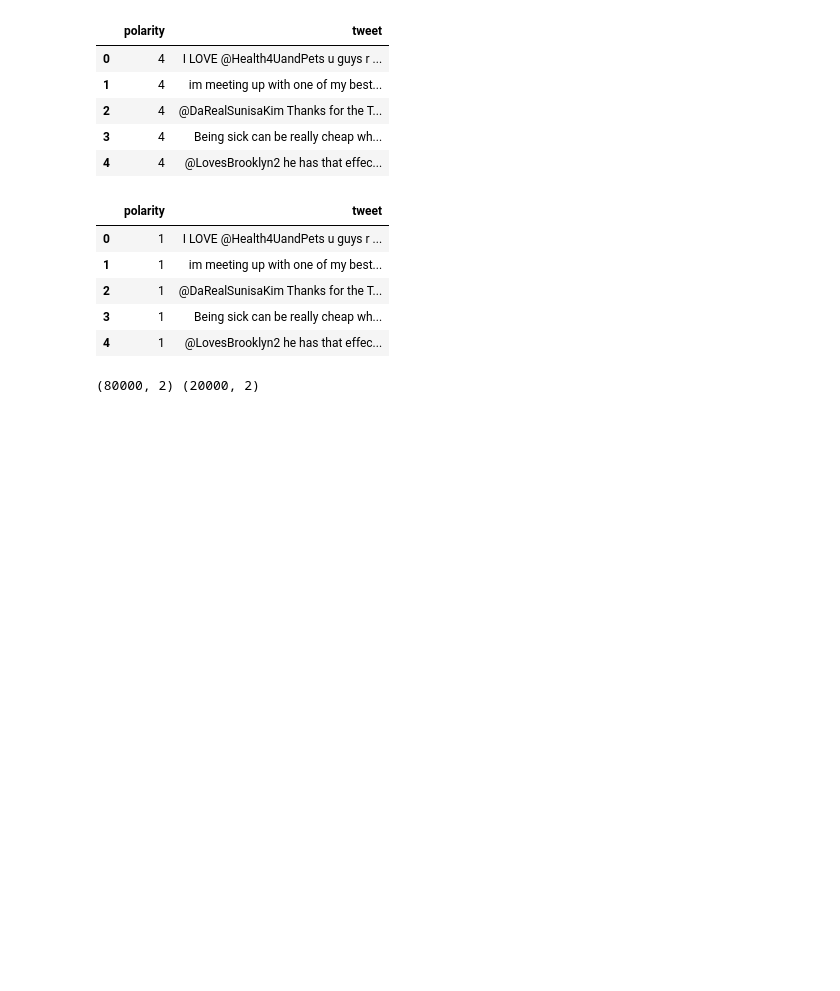
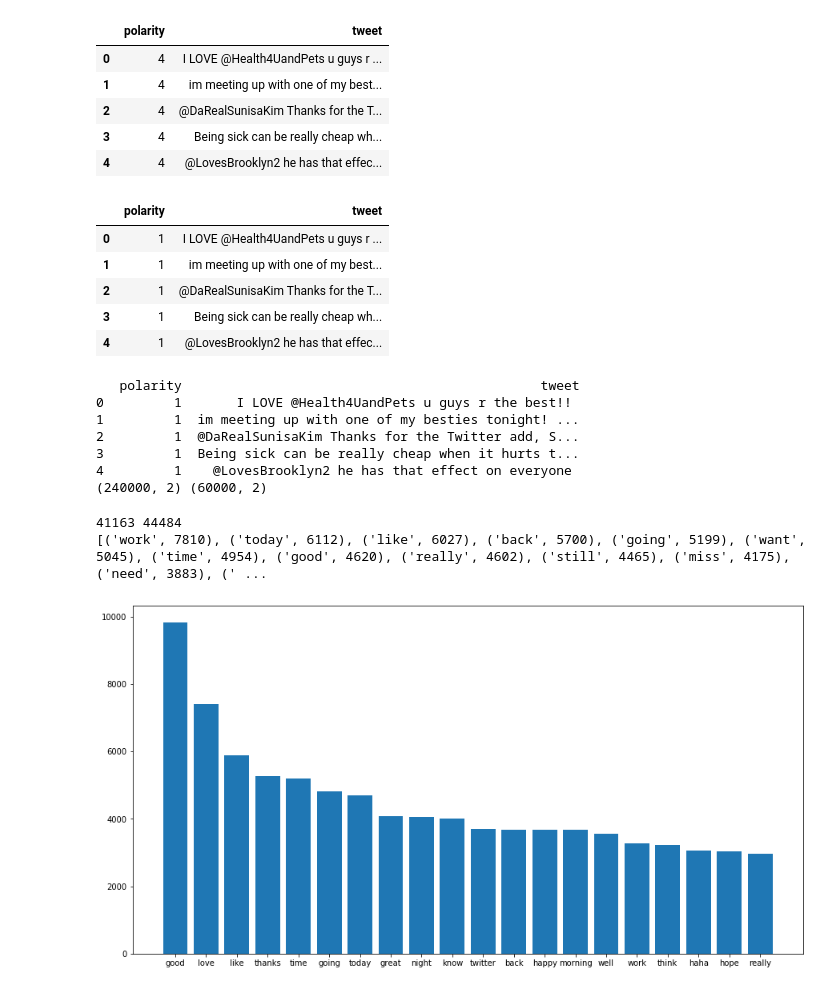
Before and after one commit to madarii/SentimentNB, a Jupyter notebook: sentimentNB.ipynb, the cells around one changed output. Drawn from its saved outputs; the diff is of its cells as text; code cells hidden in the pictures; blank space fills up the shorter version.

```diff
--- a/sentimentNB.ipynb
+++ b/sentimentNB.ipynb
@@ -42,7 +42,7 @@ pos_df.head()
 | 800004 | 4 | 1467822293 | Mon Apr 06 22:22:46 PDT 2009 | NO_QUERY | _EmilyYoung | @LovesBrooklyn2 he has that effec... |
 # %%
 # Select only 50k tweets from both sets
-pos_df = pos_df[:50000]
-neg_df = neg_df[:50000]
+pos_df = pos_df[:150000]
+neg_df = neg_df[:150000]
 print(pos_df.shape,neg_df.shape)
 # %% [output]
@@ -90,12 +90,19 @@ tweet_df.head()
 pos_tweets = tweet_df[tweet_df["polarity"] == 1]
 neg_tweets = tweet_df[tweet_df["polarity"] == 0]
 
-train_df = pd.concat([pos_tweets[:40000],neg_tweets[:40000]],axis = 0,ignore_index = True)
-test_df = pd.concat([pos_tweets[40000:],neg_tweets[40000:]],axis = 0,ignore_index = True)
+train_df = pd.concat([pos_tweets[:120000],neg_tweets[:120000]],axis = 0,ignore_index = True)
+test_df = pd.concat([pos_tweets[120000:],neg_tweets[120000:]],axis = 0,ignore_index = True)
 
+print(train_df.head())
 print(train_df.shape,test_df.shape)
 # %% [output]
-(80000, 2) (20000, 2)
+   polarity                                              tweet
+0         1       I LOVE @Health4UandPets u guys r the best!!
+1         1  im meeting up with one of my besties tonight! ...
+2         1  @DaRealSunisaKim Thanks for the Twitter add, S...
+3         1  Being sick can be really cheap when it hurts t...
+4         1    @LovesBrooklyn2 he has that effect on everyone
+(240000, 2) (60000, 2)
 # %%
 import nltk
 from nltk.corpus import stopwords
@@ -139,0 +148,26 @@ def add_to_bow(label,tweet):
+# %%
+# Populating the bag of words
+
+bow = Bow()
+for label,tweet in zip(train_df["polarity"],train_df["tweet"]):
+    bow.add_to_bow(label,tweet)
+# %%
+bag_of_words = bow.bow
+pos_tweets_count = bow.pos_tweets_count
+neg_tweets_count = bow.neg_tweets_count
+num_neg_words = len(bag_of_words[0])
+num_pos_words = len(bag_of_words[1])
+
+print(num_neg_words,num_pos_words)
+common_pos_words = bag_of_words[1].most_common(20)
+common_neg_words = bag_of_words[0].most_common(20)
+print(common_neg_words)
+# %% [output]
+41163 44484
+[('work', 7810), ('today', 6112), ('like', 6027), ('back', 5700), ('going', 5199), ('want', 5045), ('time', 4954), ('good', 4620), ('really', 4602), ('still', 4465), ('miss', 4175), ('need', 3883), (' ...
+# %%
+plt.figure(figsize=(15,8))
+plt.bar([word for (word,_) in common_pos_words],[freq for (_,freq) in common_pos_words])
+plt.draw()
+# %% [output]
+[figure, added]
```
Also changed, not shown: parts of 8 cells of this notebook.
